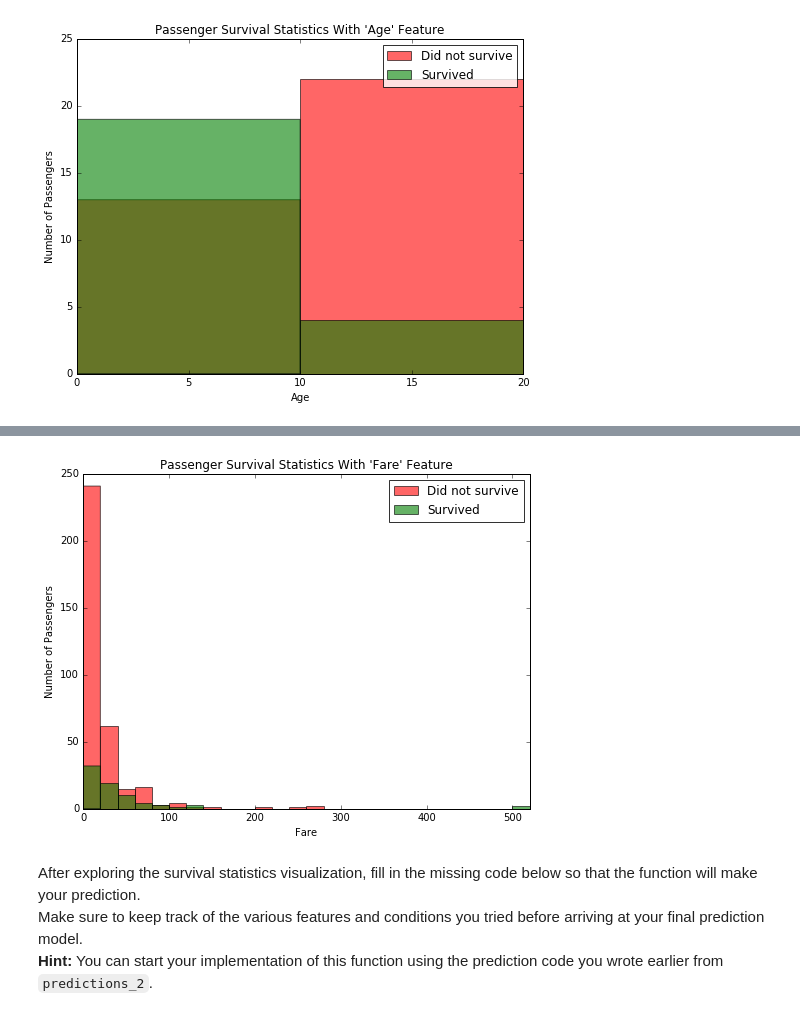
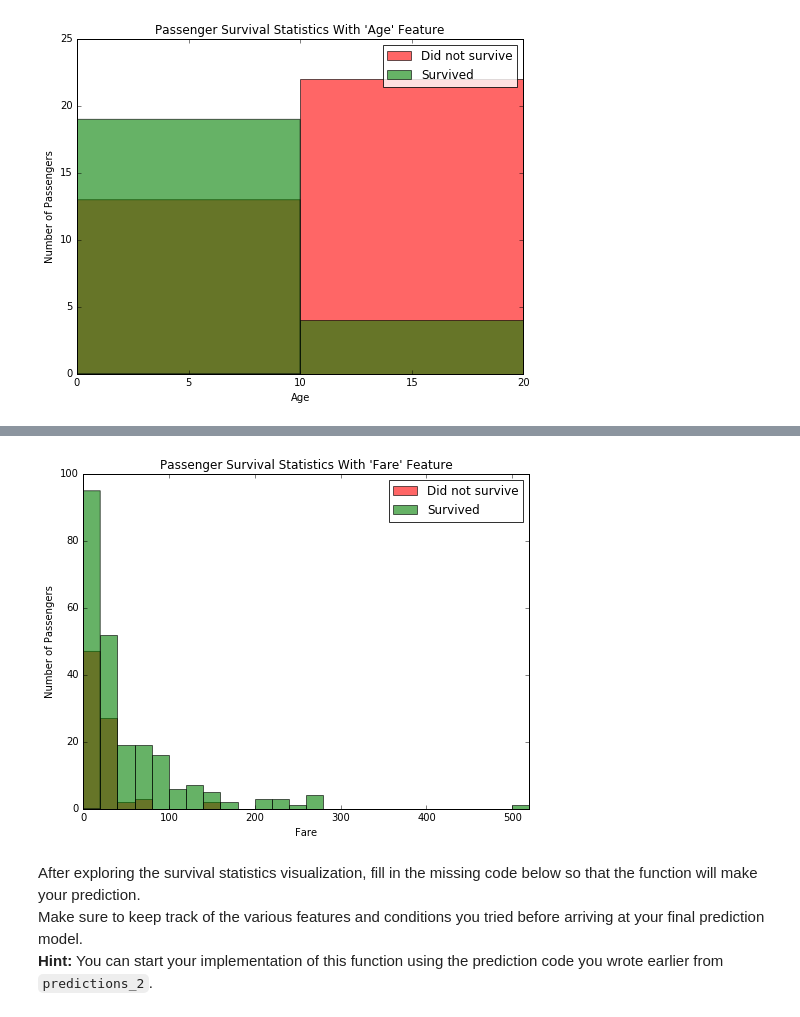
Before and after one commit to adithya1111/Titanic-Survival-Exploration, a Jupyter notebook: titanic_survival_exploration.ipynb, the cells around one changed output, grey strips where cells are left out. Drawn from its saved outputs; the diff is of its cells as text; code cells hidden in the pictures.

```diff
--- a/titanic_survival_exploration.ipynb
+++ b/titanic_survival_exploration.ipynb
@@ -200,9 +224,9 @@ data.head(2)
 | 0 | 1 | 3 | Braund, Mr. Owen Harris | male | 22.0 | 1 | 0 | A/5 21171 | 7.2500 | NaN | ... |
 | 1 | 2 | 1 | Cumings, Mrs. John Bradley (Flore... | female | 38.0 | 1 | 0 | PC 17599 | 71.2833 | C85 | ... |
 # %%
-vs.survival_stats(data, outcomes, 'Fare',["Sex == 'male'","Age >= 10"])
+vs.survival_stats(data, outcomes, 'Fare',["Sex == 'female'"])
 # %% [output]
-[figure, old version]
+[figure, new version]
 # %% [markdown]
 After exploring the survival statistics visualization, fill in the missing code below so that the function will make your prediction.
 Make sure to keep track of the various features and conditions you tried before arriving at your final prediction model.
```
Also changed, not shown: parts of 10 cells of this notebook, 2 other files.
